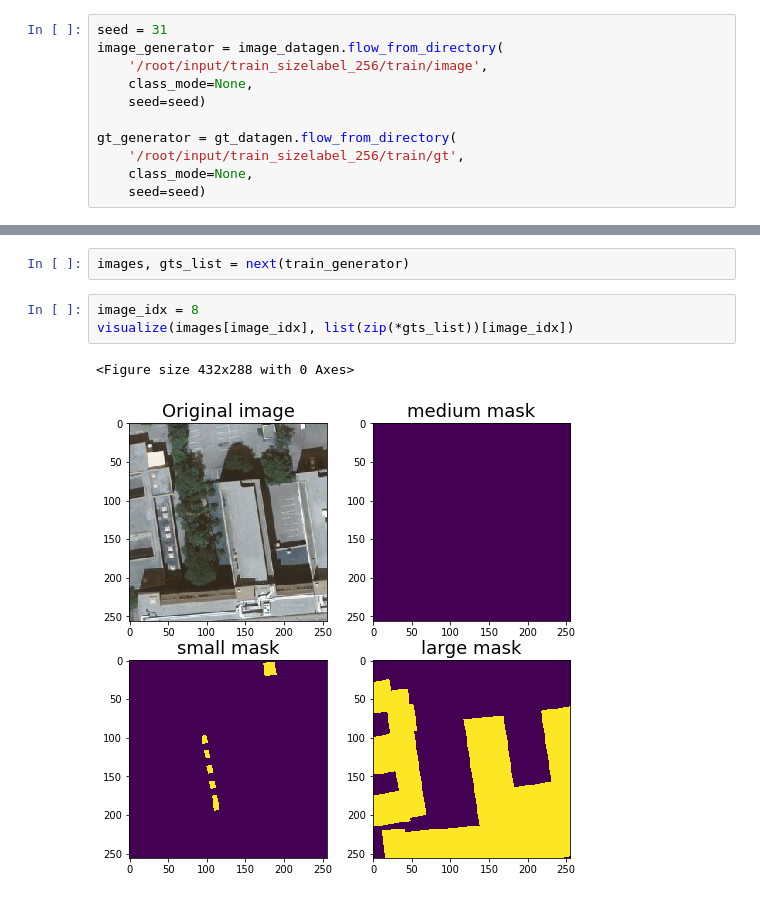
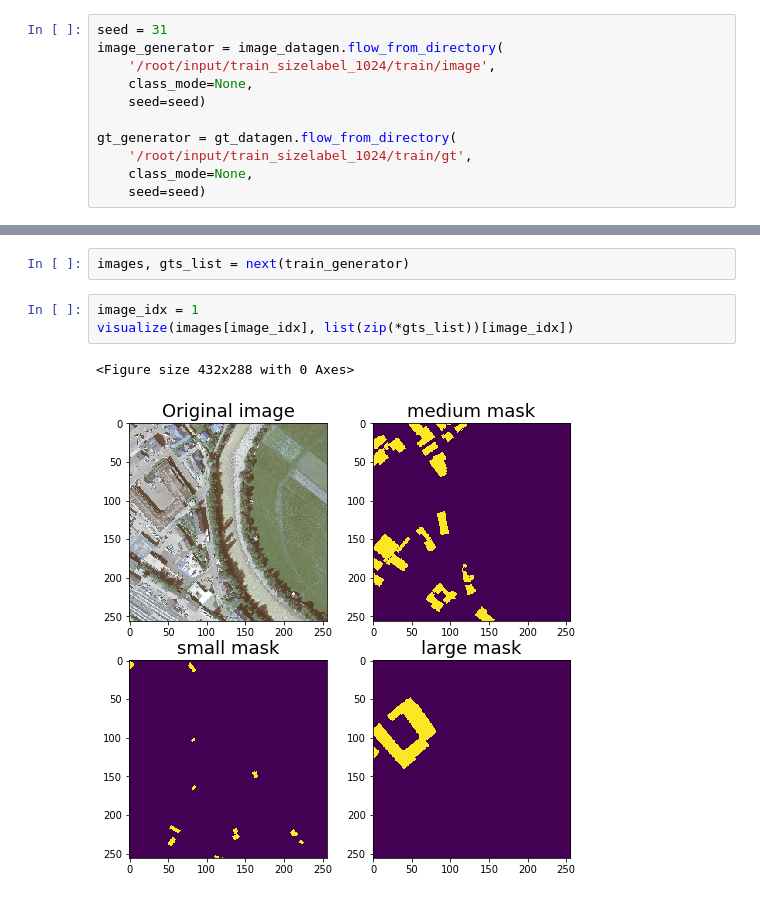
Before and after one commit to UsrNameu1/UNetSS, a Jupyter notebook: notebook/SegmentionGeneratorTest.ipynb, the cells around one changed output, grey strips where cells are left out. Drawn from its saved outputs; the diff is of its cells as text.

```diff
--- a/notebook/SegmentionGeneratorTest.ipynb
+++ b/notebook/SegmentionGeneratorTest.ipynb
@@ -38,12 +38,12 @@ Provide the same seed and keyword arguments to the fit and flow methods
 # %%
 seed = 31
 image_generator = image_datagen.flow_from_directory(
-    '/root/input/train_sizelabel_256/train/image',
+    '/root/input/train_sizelabel_1024/train/image',
     class_mode=None,
     seed=seed)
 
 gt_generator = gt_datagen.flow_from_directory(
-    '/root/input/train_sizelabel_256/train/gt',
+    '/root/input/train_sizelabel_1024/train/gt',
     class_mode=None,
     seed=seed)
 # %% [output]
@@ -113,8 +113,8 @@ def visualize(image: np.ndarray, mask: Union[np.ndarray, Tuple]):
 # %%
 images, gts_list = next(train_generator)
 # %%
-image_idx = 8
+image_idx = 1
 visualize(images[image_idx], list(zip(*gts_list))[image_idx])
 # %% [output]
 <Figure size 432x288 with 0 Axes>
-[figure, old version]
+[figure, new version]
```
Also changed, not shown: parts of 1 cell of this notebook.
